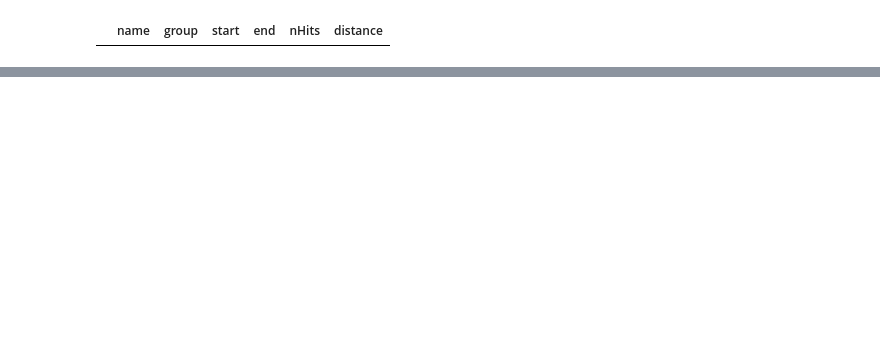
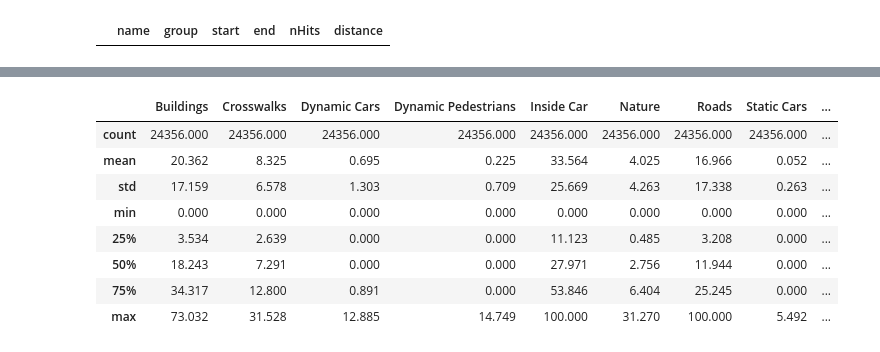
Before and after one commit to mvidaldp/msw-bmbf_da, a Jupyter notebook: 1_data_preprocessing.ipynb, the cells around one changed output, grey strips where cells are left out. Saved outputs shown, nothing was run; the diff lists cells and outputs as text; code cells hidden in the pictures; blank space fills up the shorter version.

```diff
--- a/1_data_preprocessing.ipynb
+++ b/1_data_preprocessing.ipynb
@@ -829,0 +917,12 @@ wrong
+# %%
+display(hit_evs.describe())
+# %% [output]
+|  | Buildings | Crosswalks | Dynamic Cars | Dynamic Pedestrians | Inside Car | Nature | Roads | Static Cars | ... |
+| count | 24356.000 | 24356.000 | 24356.000 | 24356.000 | 24356.000 | 24356.000 | 24356.000 | 24356.000 | ... |
+| mean | 20.362 | 8.325 | 0.695 | 0.225 | 33.564 | 4.025 | 16.966 | 0.052 | ... |
+| std | 17.159 | 6.578 | 1.303 | 0.709 | 25.669 | 4.263 | 17.338 | 0.263 | ... |
+| min | 0.000 | 0.000 | 0.000 | 0.000 | 0.000 | 0.000 | 0.000 | 0.000 | ... |
+| 25% | 3.534 | 2.639 | 0.000 | 0.000 | 11.123 | 0.485 | 3.208 | 0.000 | ... |
+| 50% | 18.243 | 7.291 | 0.000 | 0.000 | 27.971 | 2.756 | 11.944 | 0.000 | ... |
+| 75% | 34.317 | 12.800 | 0.891 | 0.000 | 53.846 | 6.404 | 25.245 | 0.000 | ... |
+| max | 73.032 | 31.528 | 12.885 | 14.749 | 100.000 | 31.270 | 100.000 | 5.492 | ... |
```
Also changed, not shown: parts of 16 cells of this notebook, 14 other files.
